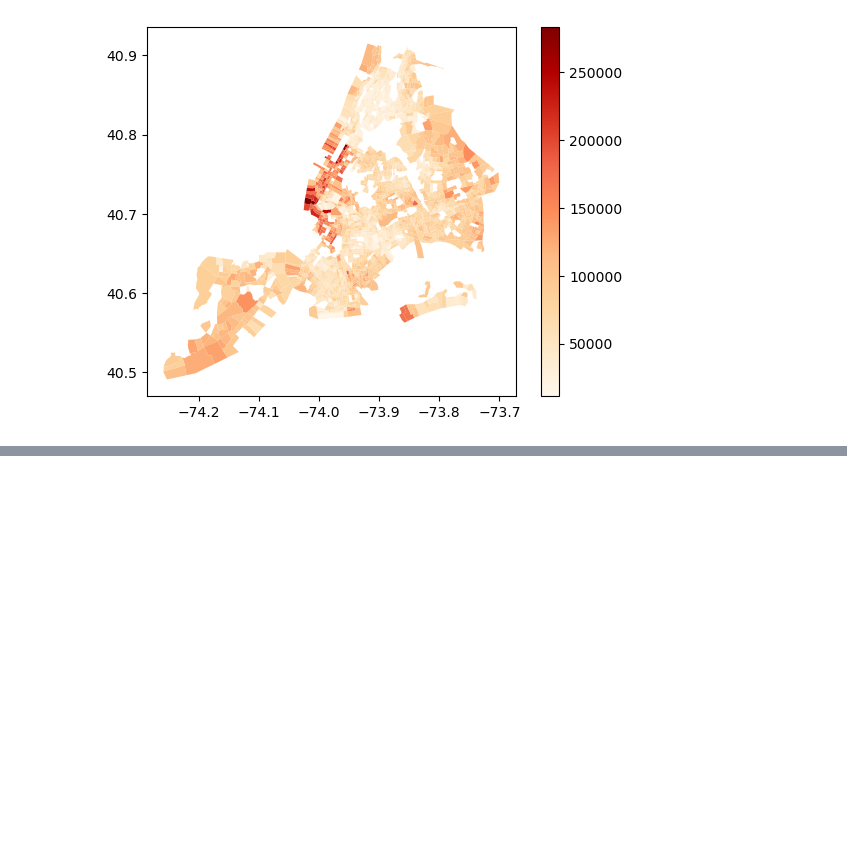
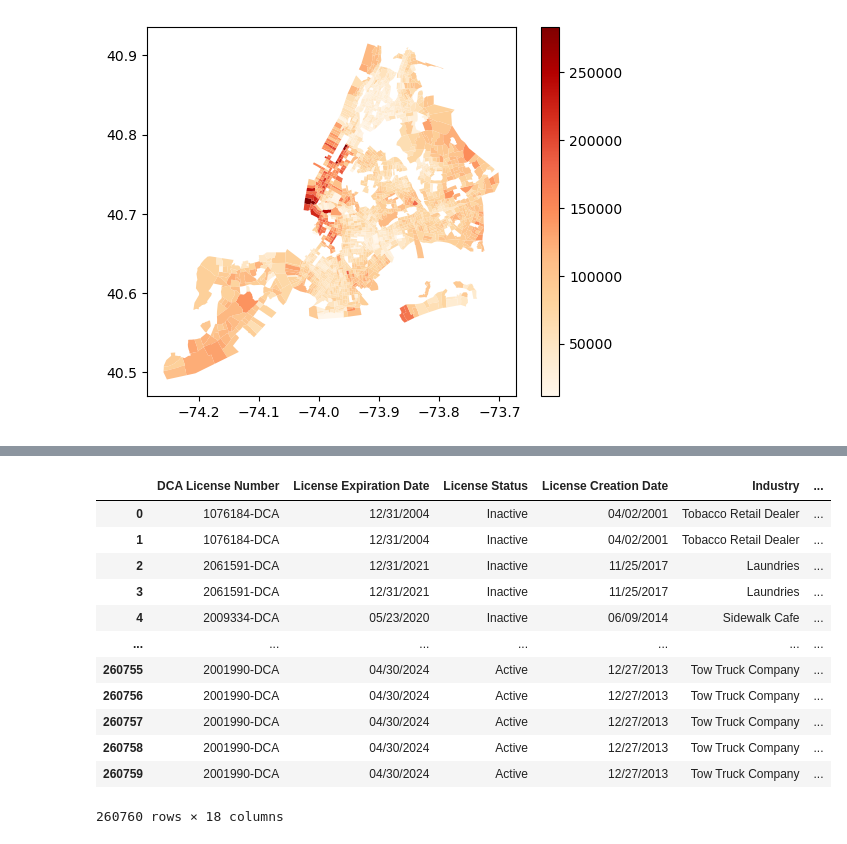
Before and after one commit to CharlesFeng0314/CUSP, a Jupyter notebook: MLC/MLC Fall 2024 final pro/7033 final pro.ipynb, the cells around one changed output, grey strips where cells are left out. Drawn from its saved outputs; the diff is of its cells as text; code cells hidden in the pictures; blank space fills up the shorter version.

```diff
--- a/MLC/MLC Fall 2024 final pro/7033 final pro.ipynb
+++ b/MLC/MLC Fall 2024 final pro/7033 final pro.ipynb
@@ -178,0 +221,4 @@ plt.show()
+# %%
+drop = ['License Type_x','Business Name 2','Address Building','Secondary Address Street Name','Contact Phone Number','Address State','Borough Code','Community Board','Council District','BIN','BBL','NTA','Census Tract','Detail','Longitude_x','Latitude_x','Location','Application ID','License Number','License Type_y','Business Name_y','Application Category','Building Number','Street','Street 2','Unit Type','Unit','Description','City','State','Zip','Contact Phone','Longitude_y','Latitude_y','Active Vehicles','geometry_y']
+# %%
+Business_clean = Business.drop(drop, axis=1)
@@ -178,0 +269,20 @@ plt.show()
+# %%
+Business_clean.loc[Business_clean['Status'] == 'Denied', 'Status'] = 0
+Business_clean.loc[Business_clean['Status'] == 'Withdrawn', 'Status'] = 0
+Business_clean.loc[Business_clean['Status'] == 'Issued', 'Status'] = 1
+# %%
+Business_clean
+# %% [output]
+|  | DCA License Number | License Expiration Date | License Status | License Creation Date | Industry | ... |
+| 0 | 1076184-DCA | 12/31/2004 | Inactive | 04/02/2001 | Tobacco Retail Dealer | ... |
+| 1 | 1076184-DCA | 12/31/2004 | Inactive | 04/02/2001 | Tobacco Retail Dealer | ... |
+| 2 | 2061591-DCA | 12/31/2021 | Inactive | 11/25/2017 | Laundries | ... |
+| 3 | 2061591-DCA | 12/31/2021 | Inactive | 11/25/2017 | Laundries | ... |
+| 4 | 2009334-DCA | 05/23/2020 | Inactive | 06/09/2014 | Sidewalk Cafe | ... |
+| ... | ... | ... | ... | ... | ... | ... |
+| 260755 | 2001990-DCA | 04/30/2024 | Active | 12/27/2013 | Tow Truck Company | ... |
+| 260756 | 2001990-DCA | 04/30/2024 | Active | 12/27/2013 | Tow Truck Company | ... |
+| 260757 | 2001990-DCA | 04/30/2024 | Active | 12/27/2013 | Tow Truck Company | ... |
+| 260758 | 2001990-DCA | 04/30/2024 | Active | 12/27/2013 | Tow Truck Company | ... |
+| 260759 | 2001990-DCA | 04/30/2024 | Active | 12/27/2013 | Tow Truck Company | ... |
+260760 rows × 18 columns
```
Also changed, not shown: parts of 12 cells of this notebook, 5 other files.
